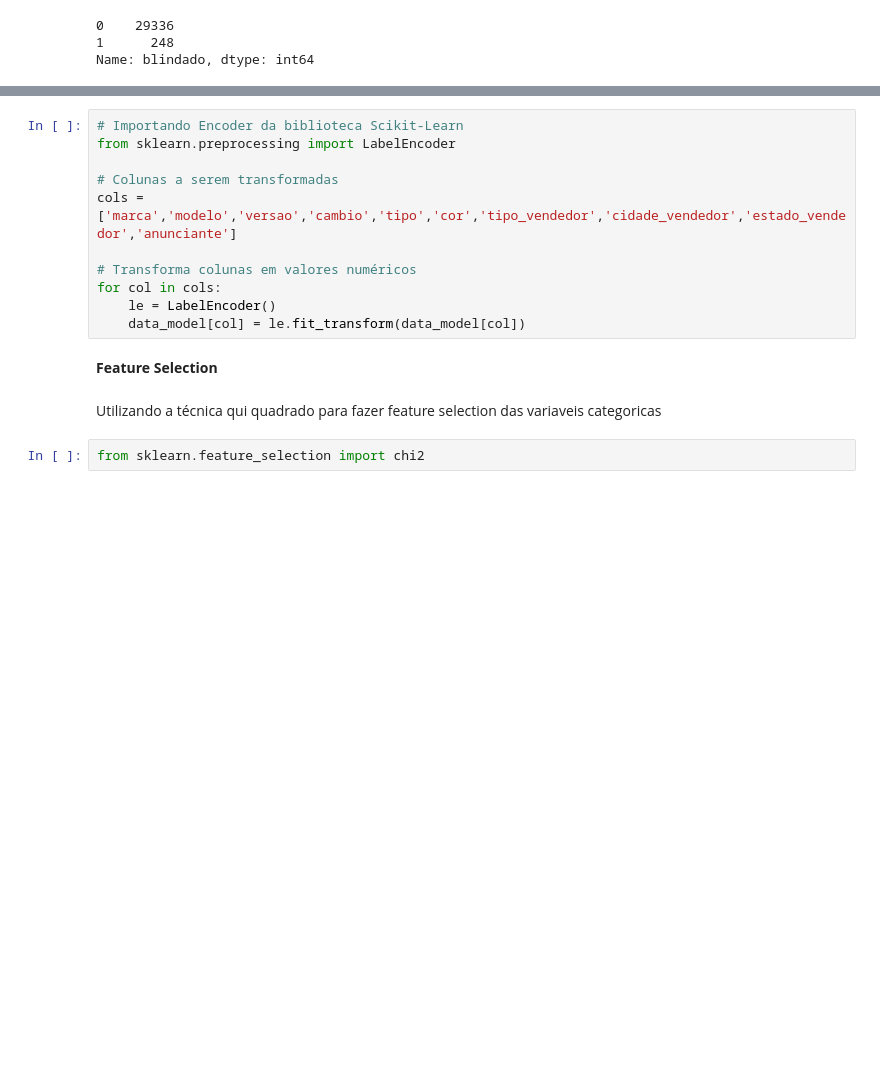
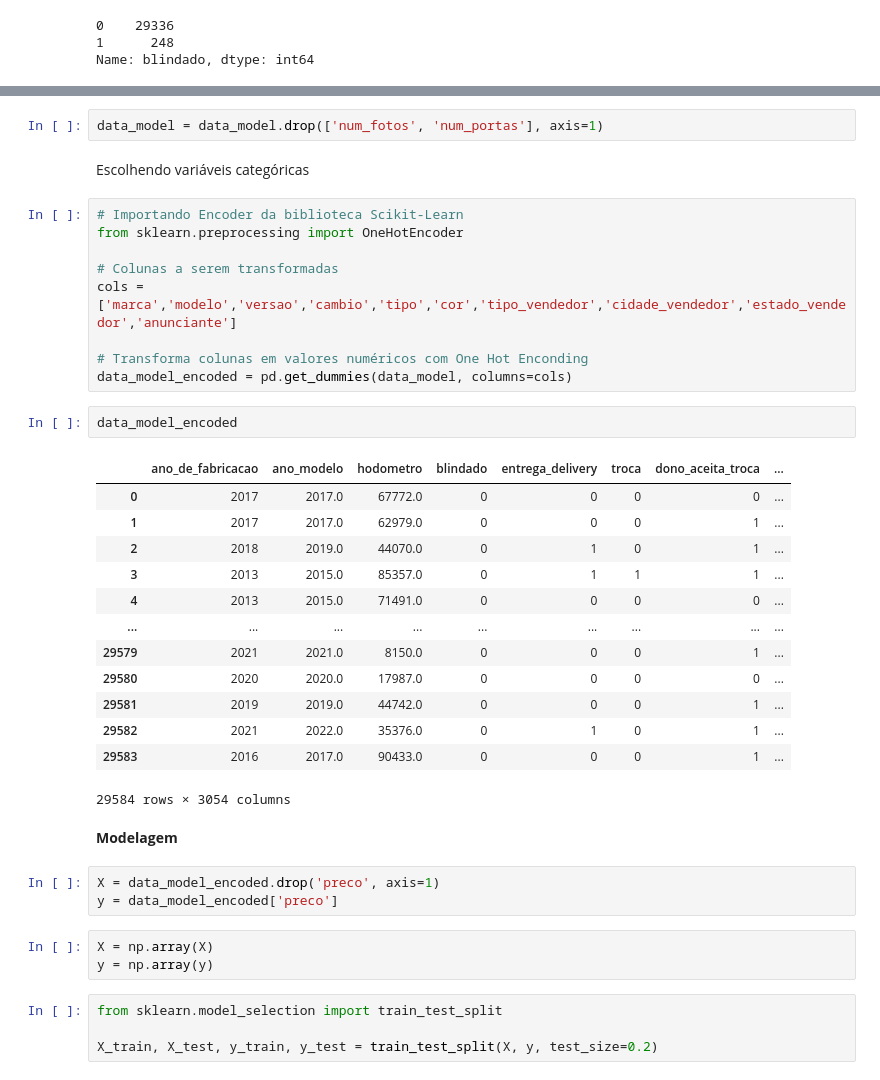
Before and after one commit to gabrieltsferreira/Lighthouse-Desafio-Cientista-de-Dados-2023-9, a Jupyter notebook: LH_CD_GabrielFerreira.ipynb, the cells around one changed output, grey strips where cells are left out. Cells and saved outputs as stored; diff of their text form; blank space fills up the shorter version.

Commit message:
Feature Selection e Modelagem

```diff
--- a/LH_CD_GabrielFerreira.ipynb
+++ b/LH_CD_GabrielFerreira.ipynb
@@ -607,17 +621,41 @@ As demais features serão transformadas em valores numéricos utilizando a técn
+# %%
+data_model = data_model.drop(['num_fotos', 'num_portas'], axis=1)
+# %% [markdown]
+Escolhendo variáveis categóricas
 # %%
 # Importando Encoder da biblioteca Scikit-Learn
-from sklearn.preprocessing import LabelEncoder
+from sklearn.preprocessing import OneHotEncoder
 
 # Colunas a serem transformadas
 cols = ['marca','modelo','versao','cambio','tipo','cor','tipo_vendedor','cidade_vendedor','estado_vendedor','anunciante']
 
-# Transforma colunas em valores numéricos
-for col in cols:
-    le = LabelEncoder()
-    data_model[col] = le.fit_transform(data_model[col])
+# Transforma colunas em valores numéricos com One Hot Enconding
+data_model_encoded = pd.get_dummies(data_model, columns=cols)
-# %% [markdown]
-**Feature Selection**
-# %% [markdown]
-Utilizando a técnica qui quadrado para fazer feature selection das variaveis categoricas
-# %%
-from sklearn.feature_selection import chi2
+# %%
+data_model_encoded
+# %% [output]
+|  | ano_de_fabricacao | ano_modelo | hodometro | blindado | entrega_delivery | troca | dono_aceita_troca | ... |
+| 0 | 2017 | 2017.0 | 67772.0 | 0 | 0 | 0 | 0 | ... |
+| 1 | 2017 | 2017.0 | 62979.0 | 0 | 0 | 0 | 1 | ... |
+| 2 | 2018 | 2019.0 | 44070.0 | 0 | 1 | 0 | 1 | ... |
+| 3 | 2013 | 2015.0 | 85357.0 | 0 | 1 | 1 | 1 | ... |
+| 4 | 2013 | 2015.0 | 71491.0 | 0 | 0 | 0 | 0 | ... |
+| ... | ... | ... | ... | ... | ... | ... | ... | ... |
+| 29579 | 2021 | 2021.0 | 8150.0 | 0 | 0 | 0 | 1 | ... |
+| 29580 | 2020 | 2020.0 | 17987.0 | 0 | 0 | 0 | 0 | ... |
+| 29581 | 2019 | 2019.0 | 44742.0 | 0 | 0 | 0 | 1 | ... |
+| 29582 | 2021 | 2022.0 | 35376.0 | 0 | 1 | 0 | 1 | ... |
+| 29583 | 2016 | 2017.0 | 90433.0 | 0 | 0 | 0 | 1 | ... |
+29584 rows × 3054 columns
+# %% [markdown]
+**Modelagem**
+# %%
+X = data_model_encoded.drop('preco', axis=1)
+y = data_model_encoded['preco']
+# %%
+X = np.array(X)
+y = np.array(y)
+# %%
+from sklearn.model_selection import train_test_split
+
+X_train, X_test, y_train, y_test = train_test_split(X, y, test_size=0.2)
```
Also changed, not shown: parts of 14 cells of this notebook.
